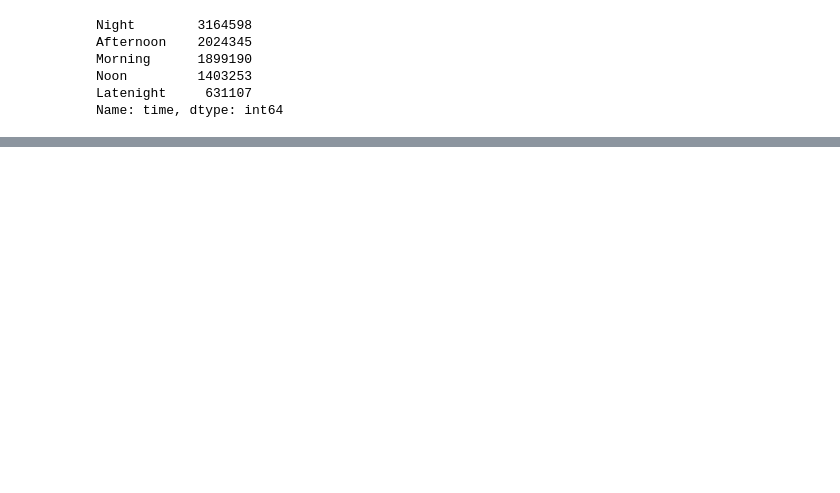
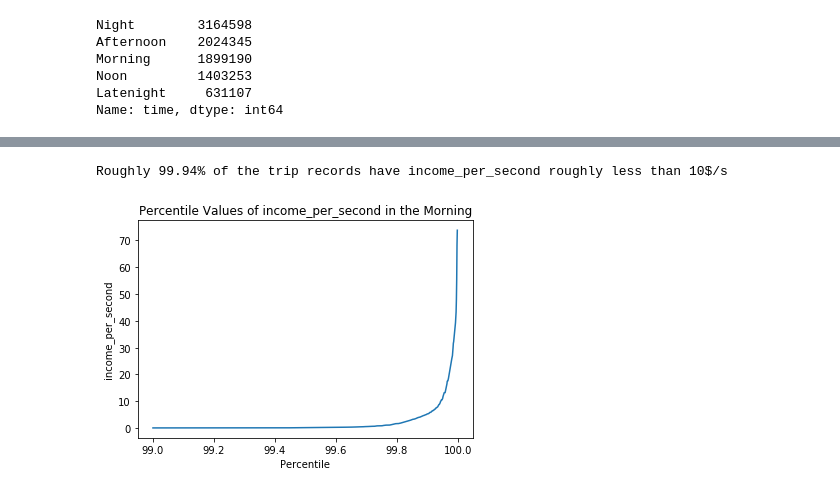
Before and after one commit to kefuzhu/University-of-Rochester, a Jupyter notebook: DSC440/Final-Project/code/Test.ipynb, the cells around one changed output, grey strips where cells are left out. Saved outputs shown, nothing was run; the diff lists cells and outputs as text; code cells hidden in the pictures; blank space fills up the shorter version.

```diff
--- a/DSC440/Final-Project/code/Test.ipynb
+++ b/DSC440/Final-Project/code/Test.ipynb
@@ -174,3 +123,12 @@ def taxi_data_preprocess(taxi_data):
 #                 break
 
 #     return taxi_data
+# %%
+def plot_percentile(data, percentile_list, xlabel, ylabel, title):
+    # Compute the value of Trip_distance for percentiles of 99.000, 99.001, ..., 99.999
+    Y = [np.percentile(data, x) for x in percentile_list]
+    # Visualize the percentile values
+    ax = sns.lineplot(x = percentile_list, y = Y)
+    ax.set_title(title); ax.set_xlabel(xlabel); ax.set_ylabel(ylabel);
+
+    return ax
@@ -280,0 +323,15 @@ Name: time, dtype: int64
+# %%
+# Y = [np.percentile(taxi_data.loc[taxi_data.time == 'Morning', 'income_per_second'], x) for x in X]
+# X = np.arange(99,99.999,0.001)
+# The percentile that has value of 30 for Trip_distance
+print('Roughly {:.2f}% of the trip records have income_per_second roughly less than 10$/s'
+      .format(X[min(range(len(Y)), key = lambda i: abs(Y[i]-10))]))
+# %% [output]
+Roughly 99.94% of the trip records have income_per_second roughly less than 10$/s
+# %%
+morning_percentile = plot_percentile(data = taxi_data.loc[taxi_data.time == 'Morning', 'income_per_second'],
+                                     percentile_list = np.arange(99,99.999,0.001),
+                                     title = 'Percentile Values of income_per_second in the Morning',
+                                     xlabel = 'Percentile', ylabel = 'income_per_second')
+# %% [output]
+[figure, added]
```
Also changed, not shown: parts of 43 cells of this notebook.
